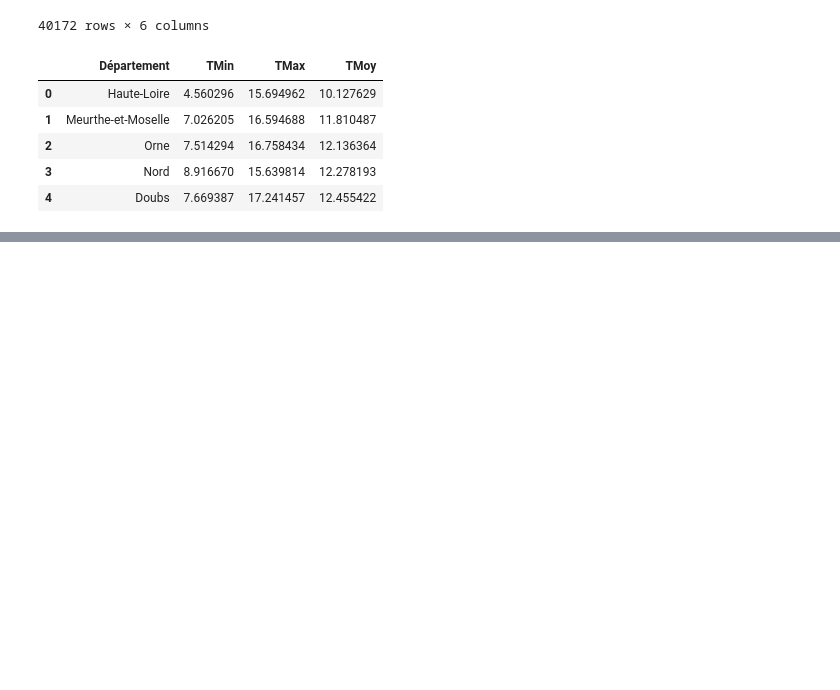
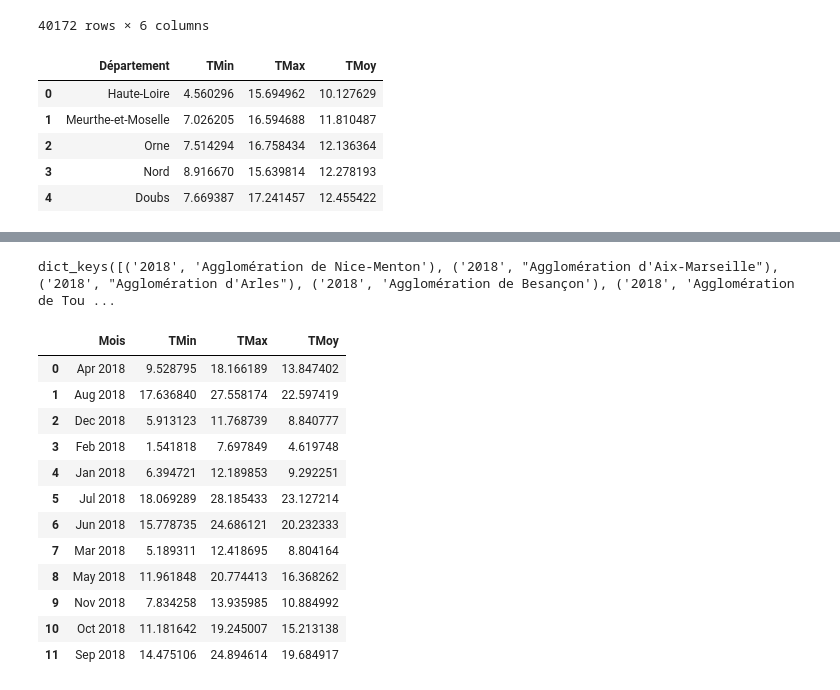
Before and after one commit to LunaGrandjean/PROJET_LOYERS, a Jupyter notebook: script/Exploration des données sur la température.ipynb, the cells around one changed output, grey strips where cells are left out. Cells and saved outputs as stored; diff of their text form; code cells hidden in the pictures; blank space fills up the shorter version.

```diff
--- a/script/Exploration des données sur la température.ipynb
+++ b/script/Exploration des données sur la température.ipynb
@@ -54,6 +79,5 @@ agglomeration_department_map = {
 # %%
-department_map = dict(e[1:]
-                      for e in df_temperature[["Code INSEE département", "Département"]].drop_duplicates().itertuples())
+department_map = dict(df_temperature[["Code INSEE département", "Département"]].drop_duplicates().itertuples(index=False))
 # %%
 agglomeration_department_map = {key:list(map(department_map.get, value))
                                 for key, value in agglomeration_department_map.items()}
@@ -123,8 +147,8 @@ df_temperature["Mois"] = df_temperature["Date"].str.rsplit("-", 1).str[0].apply(
 df_temperature["Année"] = df_temperature["Mois"].str.split(" ").str[1]
 # %%
 avg_temperatures = df_temperature.groupby(["Mois", "Année", "Département"]).mean().reset_index()
-avg_temperatures_year = {annee:avg_temperatures[avg_temperatures["Année"]==annee]
-                     for annee in ("2018", "2019", "2020", "2021", "2022")}
+avg_temperatures_year = {year:avg_temperatures[avg_temperatures["Année"]==year]
+                     for year in ("2018", "2019", "2020", "2021", "2022")}
 # %%
 departments = df_temperature_departments["Département"]
 data_temperature_evolution = {
@@ -152,11 +176,11 @@ list(charts_temperature_evolution.values())[10]
 data_temperature_evolution_agglomeration = {
     key:value.groupby("Mois").mean().reset_index().sort_values(by="Mois",
                                                                key=lambda serie: [month_dic2[e.split()[0]] for e in serie])
-    for key, value in {
-        (year, agglomeration): temperature[temperature["Département"].isin(departments)]
+    for key, value in [
+        ((year, agglomeration), temperature[temperature["Département"].isin(departments)])
         for year, temperature in avg_temperatures_year.items()
         for agglomeration, departments in agglomeration_department_map.items()
-    }.items()
+    ]
     if len(value)
 }
 # %%
@@ -192,0 +217,32 @@ agglomeration_rent_map = {}
+# %%
+data_temperature_evolution_rent_range = {year: {
+    rent_range: pd.concat(dataframes).groupby("Mois").mean().reset_index()
+    for rent_range, dataframes in [
+        (rent_range, [data_temperature_evolution_agglomeration[(str(year), agglomeration)]
+                      for agglomeration in agglomerations
+                      if (str(year), agglomeration) in data_temperature_evolution_agglomeration.keys()])
+    for rent_range, agglomerations in rent_agglomerations_map.items()
+    ]
+    if dataframes}
+                                         for year, rent_agglomerations_map in agglomeration_rent_per_year.items()
+                                         if year>2017}
+# %%
+data_temperature_evolution_agglomeration.keys()
+# %% [output]
+dict_keys([('2018', 'Agglomération de Nice-Menton'), ('2018', "Agglomération d'Aix-Marseille"), ('2018', "Agglomération d'Arles"), ('2018', 'Agglomération de Besançon'), ('2018', 'Agglomération de Tou ...
+# %%
+list(list(data_temperature_evolution_rent_range.values())[0].values())[0]
+# %% [output]
+|  | Mois | TMin | TMax | TMoy |
+| 0 | Apr 2018 | 9.528795 | 18.166189 | 13.847402 |
+| 1 | Aug 2018 | 17.636840 | 27.558174 | 22.597419 |
+| 2 | Dec 2018 | 5.913123 | 11.768739 | 8.840777 |
+| 3 | Feb 2018 | 1.541818 | 7.697849 | 4.619748 |
+| 4 | Jan 2018 | 6.394721 | 12.189853 | 9.292251 |
+| 5 | Jul 2018 | 18.069289 | 28.185433 | 23.127214 |
+| 6 | Jun 2018 | 15.778735 | 24.686121 | 20.232333 |
+| 7 | Mar 2018 | 5.189311 | 12.418695 | 8.804164 |
+| 8 | May 2018 | 11.961848 | 20.774413 | 16.368262 |
+| 9 | Nov 2018 | 7.834258 | 13.935985 | 10.884992 |
+| 10 | Oct 2018 | 11.181642 | 19.245007 | 15.213138 |
+| 11 | Sep 2018 | 14.475106 | 24.894614 | 19.684917 |
```
Also changed, not shown: parts of 10 cells of this notebook, 2 other files.
